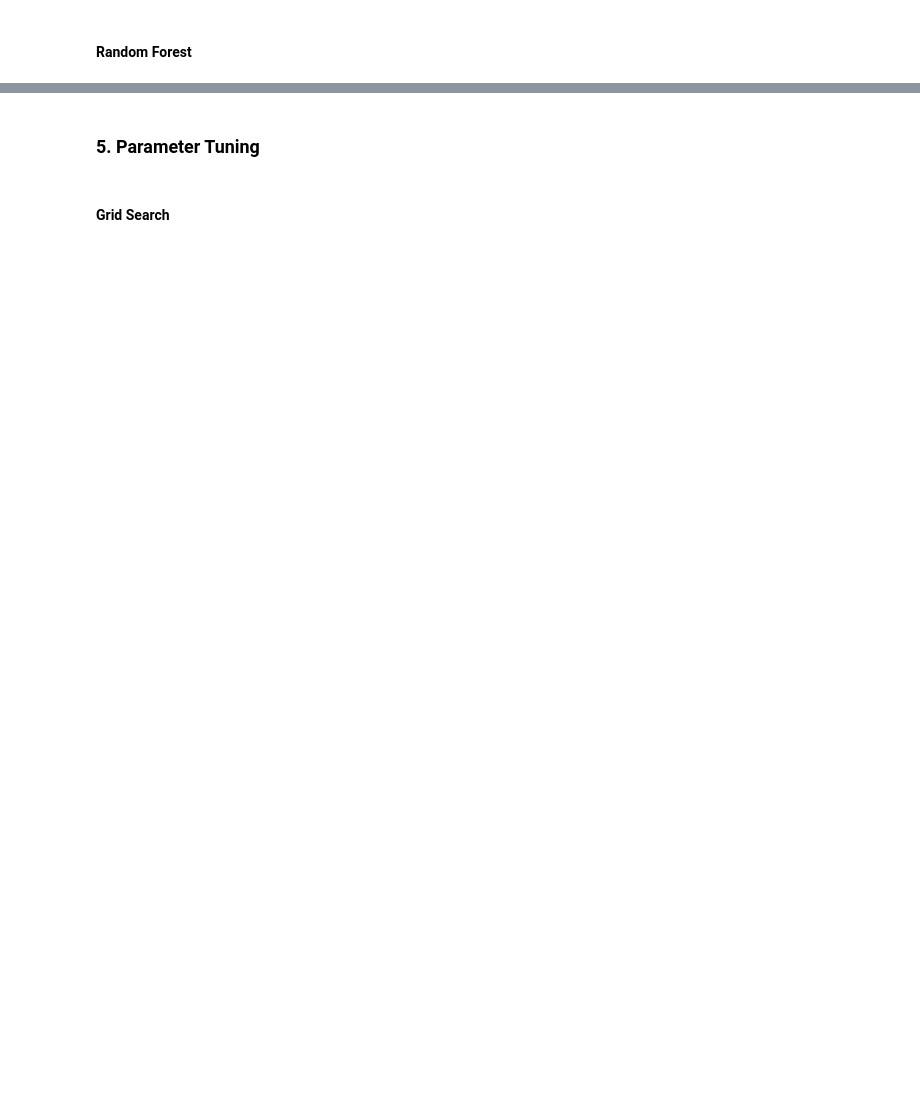
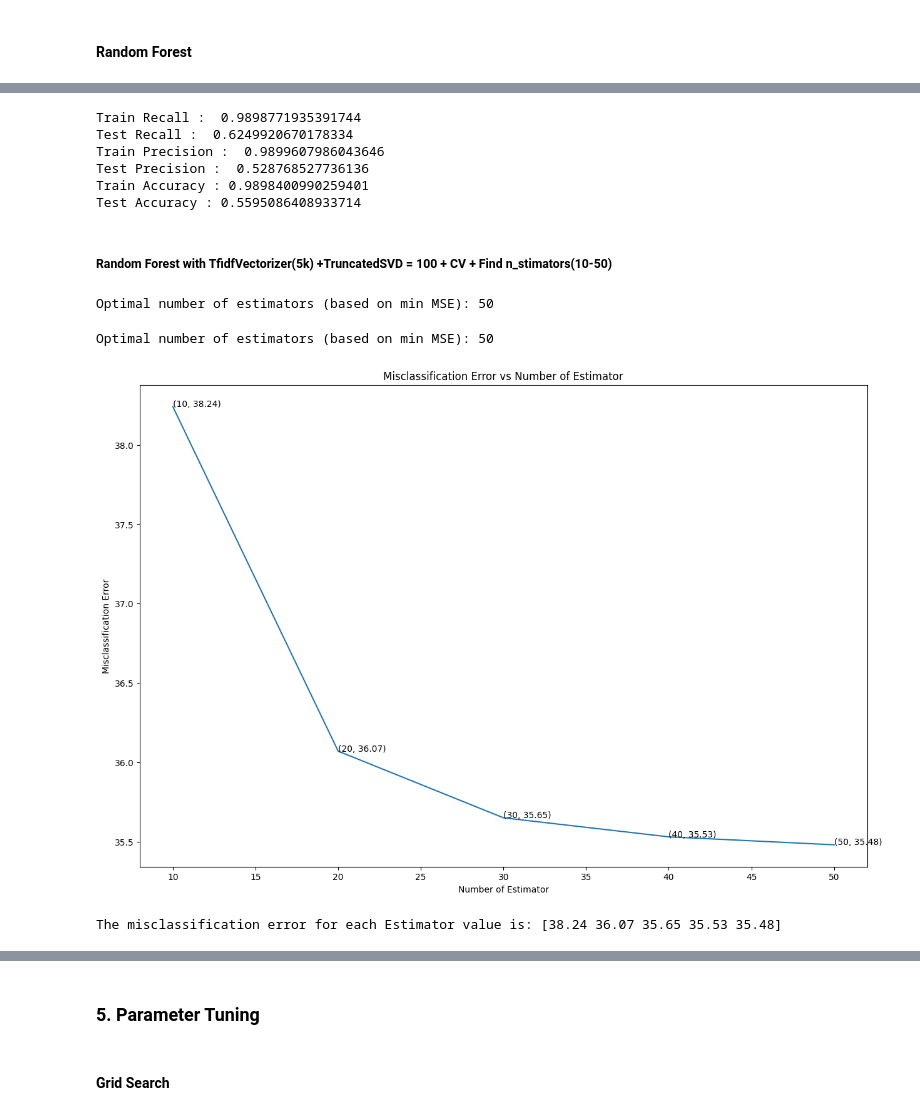
Before and after one commit to anapovedaavanade/Project_Capstone, a Jupyter notebook: code/Project.ipynb, the cells around one changed output, grey strips where cells are left out. Drawn from its saved outputs; the diff is of its cells as text; code cells hidden in the pictures; blank space fills up the shorter version.

```diff
--- a/code/Project.ipynb
+++ b/code/Project.ipynb
@@ -1359,0 +1551,74 @@ print("Test Accuracy :", metrics.f1_score(y_test,pred_test, average='weighted'))
+# %%
+# Evaluate the model
+print("Train Recall : ",metrics.recall_score(y_train,pred_train, average='weighted'))
+print("Test Recall : ", metrics.recall_score(y_test,pred_test, average='weighted'))
+print("Train Precision : ",metrics.precision_score(y_train,pred_train, average='weighted'))
+print("Test Precision : ",metrics.precision_score(y_test,pred_test, average='weighted'))
+print("Train Accuracy :", metrics.f1_score(y_train,pred_train, average='weighted'))
+print("Test Accuracy :", metrics.f1_score(y_test,pred_test, average='weighted'))
+# %% [output]
+Train Recall :  0.9898771935391744
+Test Recall :  0.6249920670178334
+Train Precision :  0.9899607986043646
+Test Precision :  0.528768527736136
+Train Accuracy : 0.9898400990259401
+Test Accuracy : 0.5595086408933714
+# %% [markdown]
+##### Random Forest with TfidfVectorizer(5k) +TruncatedSVD = 100 + CV + Find n_stimators(10-50)
+# %%
+# Step 1: Text Vectorization
+vectorizer = TfidfVectorizer(max_features=5000)  # Adjust max number of features as needed
+X_vectorized = vectorizer.fit_transform(X)
+
+# Step 2: Dimensionality Reduction
+svd = TruncatedSVD(n_components=100)  # Adjust number of components as needed
+X_svd = svd.fit_transform(X_vectorized)
+
+# Step 3: Inverse Frequency Transformation (If needed)
+
+# Step 4: Splitting data into training and testing sets
+X_train, X_test, y_train, y_test = train_test_split(X_svd, y, test_size=0.2, random_state=42)
+
+
+# Range of 'n_estimators' for Random Forest
+n_estimators_range = range(10, 51, 10)  # Example: 10, 20, ..., 100
+
+# List to store cross-validation scores
+cv_scores = []
+
+# StratifiedKFold for cross-validation
+stratified_kfold = StratifiedKFold(n_splits=10, shuffle=True, random_state=42)
+
+# Cross-validation for each number of trees
+for n_estimators in n_estimators_range:
+    rf = RandomForestClassifier(n_estimators=n_estimators, random_state=42)
+    scores = cross_val_score(rf, X_train, y_train, cv=stratified_kfold, scoring='accuracy')
+    cv_scores.append(np.round(scores.mean() * 100, 2))
+# You can also calculate other metrics such as precision, recall, f1-score etc.
+# Convert accuracy to MSE for comparison (if needed)
+MSE = [100 - x for x in cv_scores]
+
+optimal_estimator = n_estimators_range[MSE.index(min(MSE))]
+print(f'Optimal number of estimators (based on min MSE): {optimal_estimator}')
+# %% [output]
+Optimal number of estimators (based on min MSE): 50
+# %%
+print(f'Optimal number of estimators (based on min MSE): {optimal_estimator}')
+# %% [output]
+Optimal number of estimators (based on min MSE): 50
+# %%
+# Plot misclassification error vs estimator
+plt.figure(figsize=(15, 10))
+plt.plot(n_estimators_range, MSE)
+for xy in zip(n_estimators_range, np.round(MSE, 3)):
+    plt.annotate('(%s, %s)' % xy, xy=xy, textcoords='data')
+plt.xlabel('Number of Estimator')
+plt.ylabel('Misclassification Error')
+plt.title('Misclassification Error vs Number of Estimator')
+# Save the plot
+plt.savefig('../reports/images/misclassification_error_RF.png')
+plt.show()
+print("The misclassification error for each Estimator value is:", np.round(MSE, 3))
+# %% [output]
+[figure, added]
+The misclassification error for each Estimator value is: [38.24 36.07 35.65 35.53 35.48]
```
Also changed, not shown: parts of 72 cells of this notebook.
